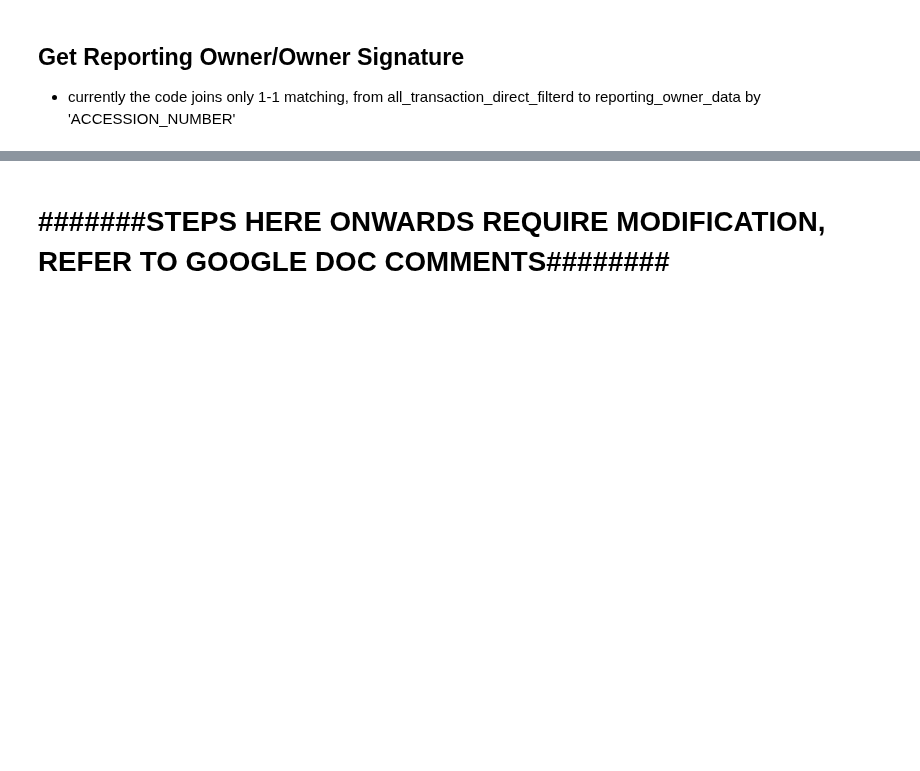
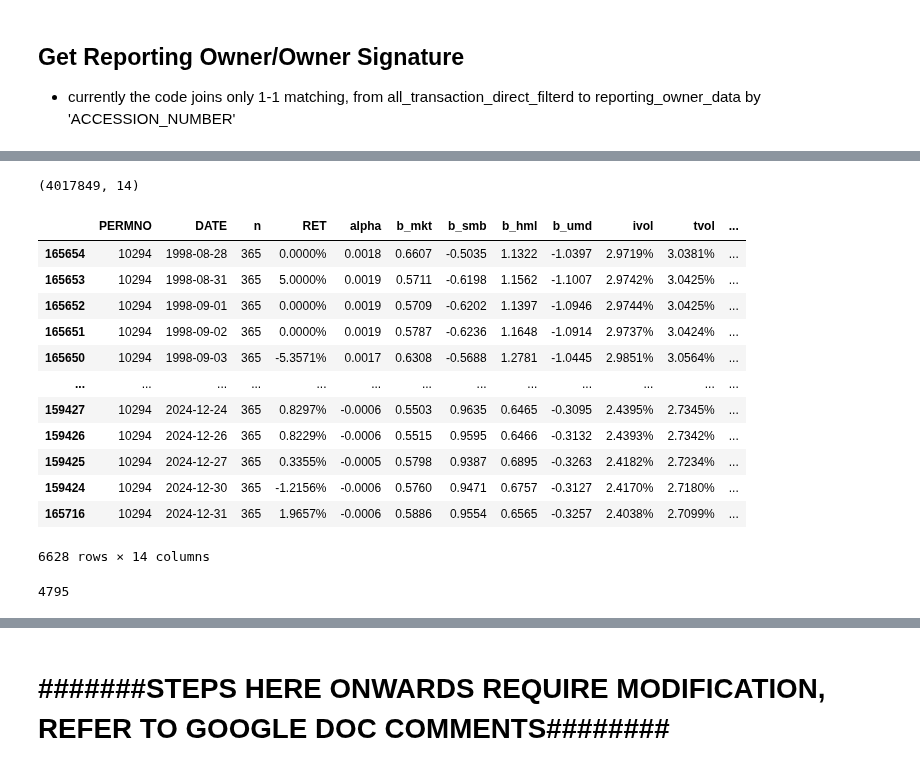
Before and after one commit to Blimperoo/DSA4263-Final-Insider-Trading, a Jupyter notebook: src/data/SEC_and_Litigations_EDA.ipynb, the cells around one changed output, grey strips where cells are left out. Saved outputs shown, nothing was run; the diff lists cells and outputs as text; code cells hidden in the pictures; blank space fills up the shorter version.

```diff
--- a/src/data/SEC_and_Litigations_EDA.ipynb
+++ b/src/data/SEC_and_Litigations_EDA.ipynb
@@ -267,0 +310,25 @@ all_transaction_direct_final.head()
+# %%
+# get only permnos with 1 unique ticker
+permno_ticker_unique = all_beta_daily.groupby(['TICKER'])['PERMNO'].agg(unique=lambda x: x.nunique()).reset_index()
+permno_ticker_unique = permno_ticker_unique[permno_ticker_unique['unique'] == 2][['TICKER']]
+# filter OUT permnos with multiple tickers, now ticker can be the primary key
+two_permnos = all_beta_daily[all_beta_daily['TICKER'].isin(permno_ticker_unique['TICKER'])]
+two_permnos.shape
+# %% [output]
+(4017849, 14)
+# %%
+all_beta_daily[all_beta_daily['TICKER']=='HVT'].sort_values(by='DATE')
+# %% [output]
+|  | PERMNO | DATE | n | RET | alpha | b_mkt | b_smb | b_hml | b_umd | ivol | tvol | ... |
+| 165654 | 10294 | 1998-08-28 | 365 | 0.0000% | 0.0018 | 0.6607 | -0.5035 | 1.1322 | -1.0397 | 2.9719% | 3.0381% | ... |
+| 165653 | 10294 | 1998-08-31 | 365 | 5.0000% | 0.0019 | 0.5711 | -0.6198 | 1.1562 | -1.1007 | 2.9742% | 3.0425% | ... |
+| 165652 | 10294 | 1998-09-01 | 365 | 0.0000% | 0.0019 | 0.5709 | -0.6202 | 1.1397 | -1.0946 | 2.9744% | 3.0425% | ... |
+| 165651 | 10294 | 1998-09-02 | 365 | 0.0000% | 0.0019 | 0.5787 | -0.6236 | 1.1648 | -1.0914 | 2.9737% | 3.0424% | ... |
+| 165650 | 10294 | 1998-09-03 | 365 | -5.3571% | 0.0017 | 0.6308 | -0.5688 | 1.2781 | -1.0445 | 2.9851% | 3.0564% | ... |
+| ... | ... | ... | ... | ... | ... | ... | ... | ... | ... | ... | ... | ... |
+| 159427 | 10294 | 2024-12-24 | 365 | 0.8297% | -0.0006 | 0.5503 | 0.9635 | 0.6465 | -0.3095 | 2.4395% | 2.7345% | ... |
+| 159426 | 10294 | 2024-12-26 | 365 | 0.8229% | -0.0006 | 0.5515 | 0.9595 | 0.6466 | -0.3132 | 2.4393% | 2.7342% | ... |
+| 159425 | 10294 | 2024-12-27 | 365 | 0.3355% | -0.0005 | 0.5798 | 0.9387 | 0.6895 | -0.3263 | 2.4182% | 2.7234% | ... |
+| 159424 | 10294 | 2024-12-30 | 365 | -1.2156% | -0.0006 | 0.5760 | 0.9471 | 0.6757 | -0.3127 | 2.4170% | 2.7180% | ... |
+| 165716 | 10294 | 2024-12-31 | 365 | 1.9657% | -0.0006 | 0.5886 | 0.9554 | 0.6565 | -0.3257 | 2.4038% | 2.7099% | ... |
+6628 rows × 14 columns
@@ -267,0 +339,6 @@ all_transaction_direct_final.head()
+# %%
+(all_beta_monthly.groupby(['PERMNO'])['TICKER'].agg(un=lambda x: x.nunique()).reset_index()['un'] == 1).sum()
+#groupby(['symbol'])['date'].agg(
+#    count='count').reset_index().sort_values(by='count', ascending=False) 4/5 are 1-1 matching
+# %% [output]
+4795
```
Also changed, not shown: parts of 50 cells of this notebook.
